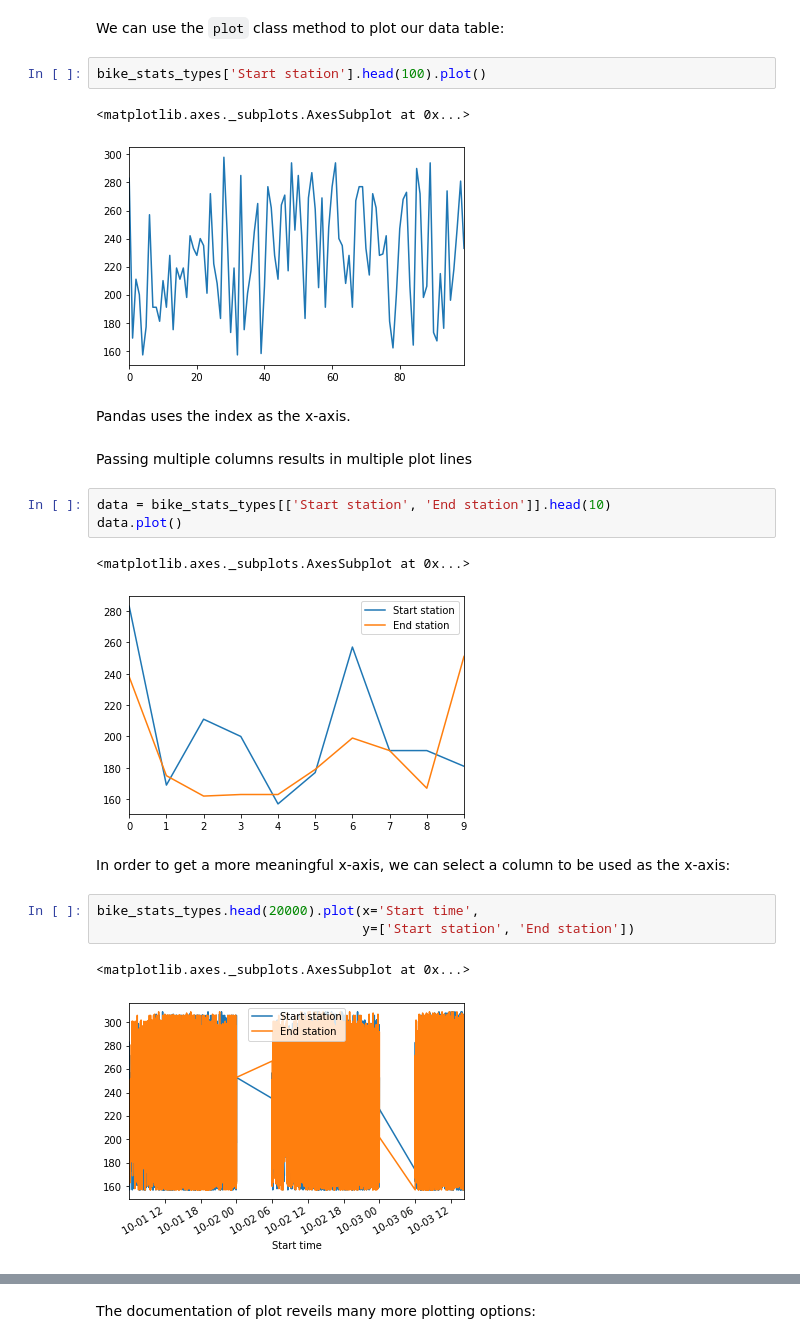
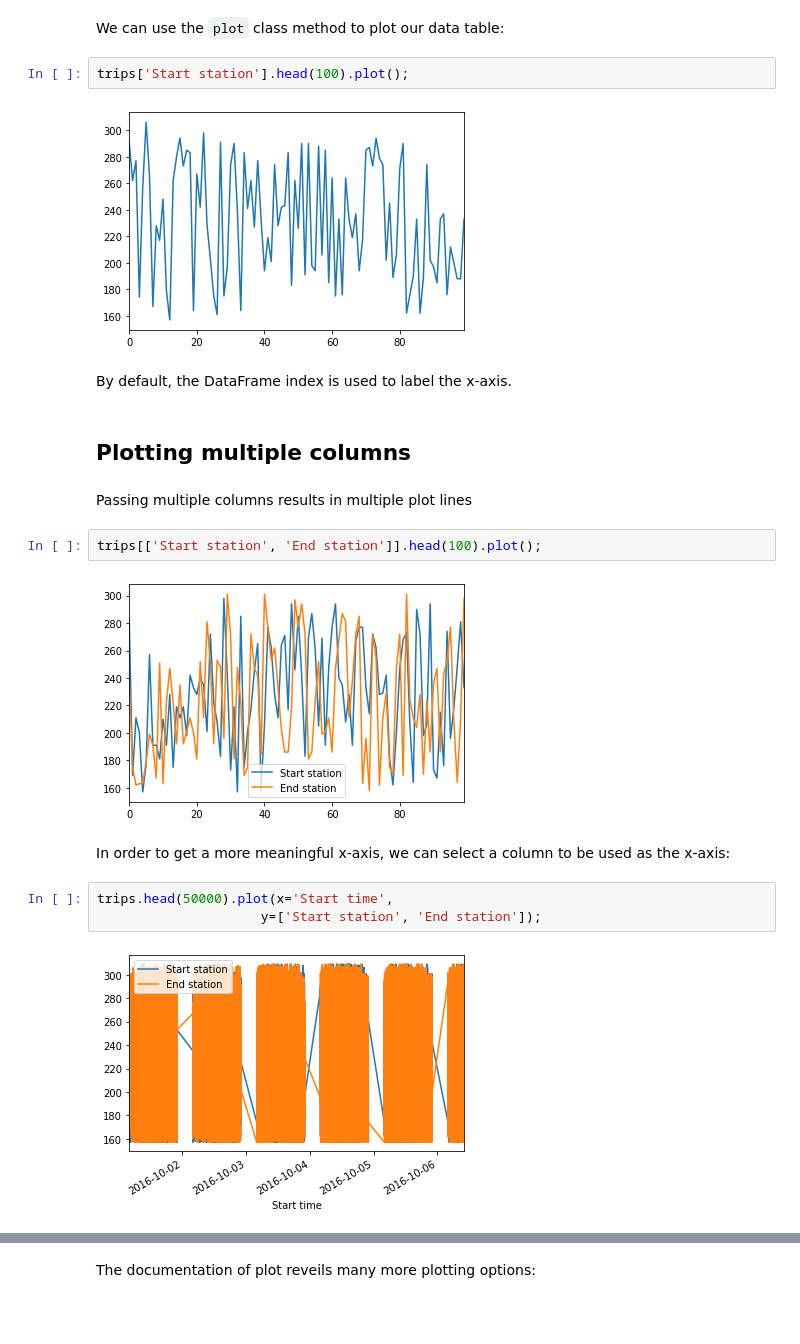
Before and after one commit to UiO-IN3110/UiO-IN3110.github.io, a Jupyter notebook: lectures/11_pandas/Pandas.ipynb, the cells around one changed output, grey strips where cells are left out. Cells and saved outputs as stored; diff of their text form; blank space fills up the shorter version.

```diff
--- a/lectures/11_pandas/Pandas.ipynb
+++ b/lectures/11_pandas/Pandas.ipynb
@@ -450,25 +456,23 @@ trips.iloc[:5, 0:2]
 # %% [markdown]
 We can use the `plot` class method to plot our data table:
 # %%
-bike_stats_types['Start station'].head(100).plot()
+trips['Start station'].head(100).plot();
 # %% [output]
-<matplotlib.axes._subplots.AxesSubplot at 0x...>
-[figure, old version]
+[figure, new version]
 # %% [markdown]
-Pandas uses the index as the x-axis.
+By default, the DataFrame index is used to label the x-axis.
+# %% [markdown]
+## Plotting multiple columns
 # %% [markdown]
 Passing multiple columns results in multiple plot lines
 # %%
-data = bike_stats_types[['Start station', 'End station']].head(10)
-data.plot()
+trips[['Start station', 'End station']].head(100).plot();
 # %% [output]
-<matplotlib.axes._subplots.AxesSubplot at 0x...>
-[figure, old version]
+[figure, new version]
 # %% [markdown]
 In order to get a more meaningful x-axis, we can select a column to be used as the x-axis:
 # %%
-bike_stats_types.head(20000).plot(x='Start time',
-                                  y=['Start station', 'End station'])
+trips.head(50000).plot(x='Start time',
+                     y=['Start station', 'End station']);
 # %% [output]
-<matplotlib.axes._subplots.AxesSubplot at 0x...>
-[figure, old version]
+[figure, new version]
```
Also changed, not shown: parts of 99 cells of this notebook, 2 other files.
